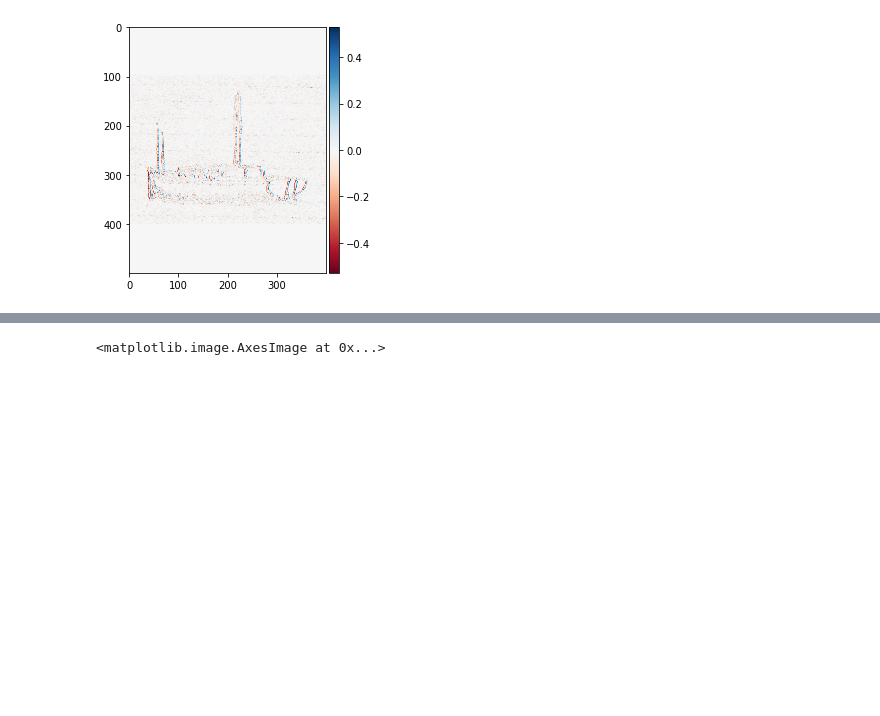
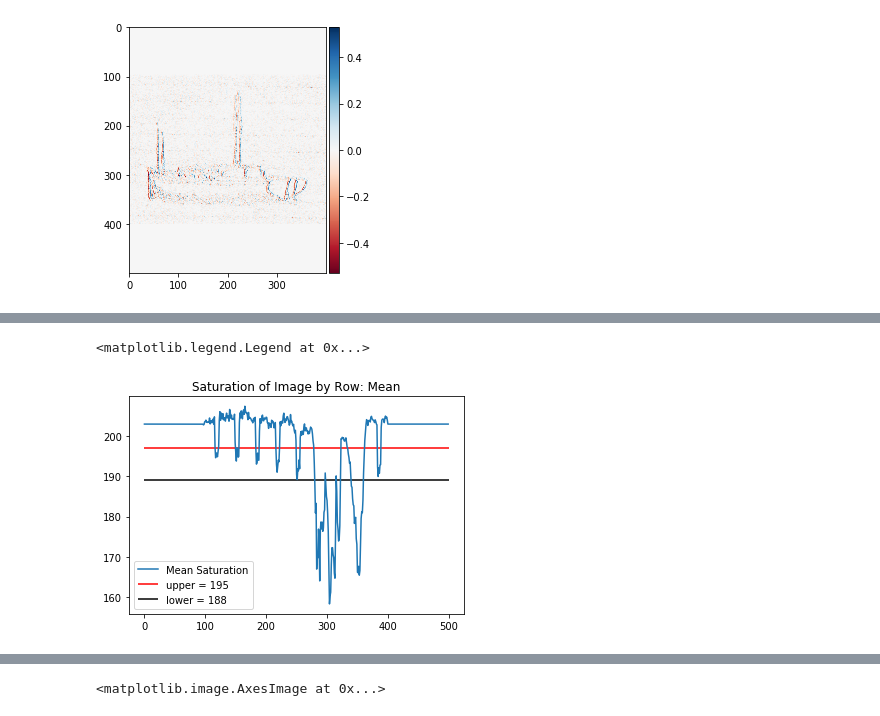
Before and after one commit to MegansColorado/Lined_Boats, a Jupyter notebook: Image_exploration.ipynb, the cells around one changed output, grey strips where cells are left out. Saved outputs shown, nothing was run; the diff lists cells and outputs as text; code cells hidden in the pictures; blank space fills up the shorter version.

```diff
--- a/Image_exploration.ipynb
+++ b/Image_exploration.ipynb
@@ -105,0 +165,10 @@ array([0., 0., 0., ..., 0., 0., 0.])
+# %%
+# high values are white, lower the mean of a row the darker the pixels, the 6 spikes below are the 6 background lines
+plt.plot(sketch_grey.mean(axis = 1), label = 'Mean Saturation' ) #across rows
+plt.hlines(197, 0, 500, colors='red', linestyles='solid', label='upper = 195')
+plt.hlines(189, 0, 500, colors='k', linestyles='solid', label='lower = 188')
+plt.title('Saturation of Image by Row: Mean')
+plt.legend()
+# %% [output]
+<matplotlib.legend.Legend at 0x...>
+[figure, added]
```
Also changed, not shown: parts of 29 cells of this notebook, 1 other file.
